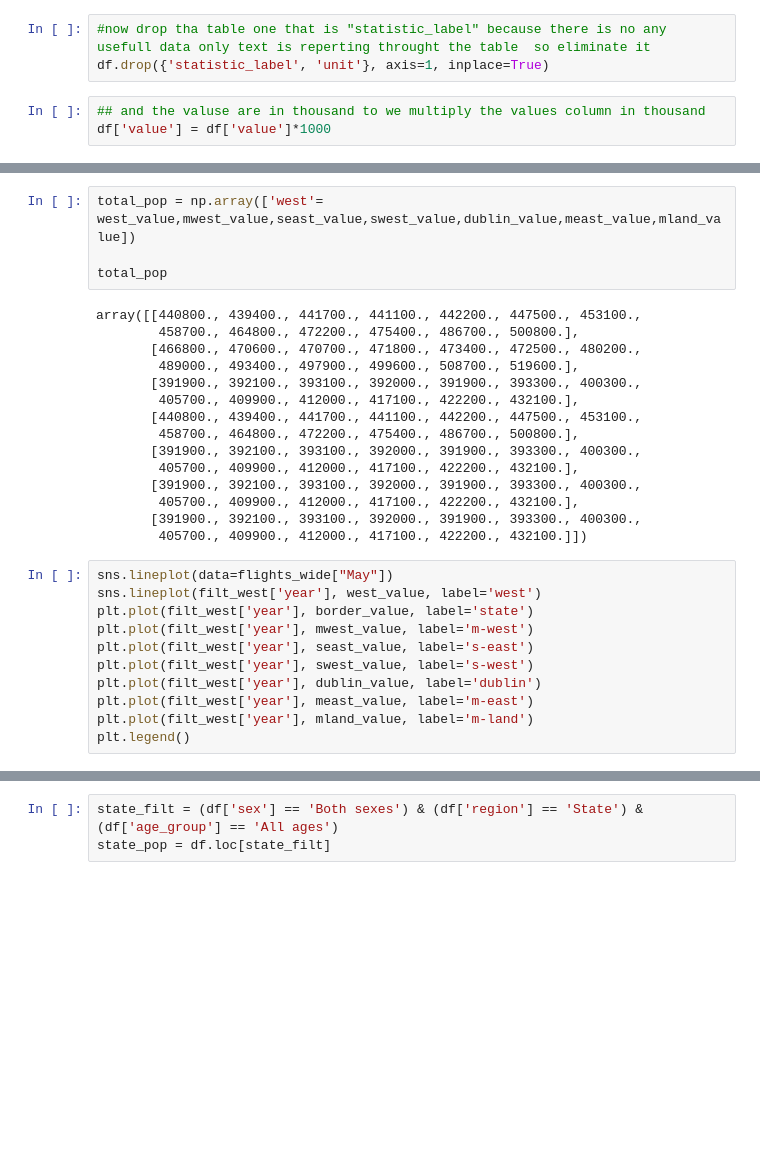
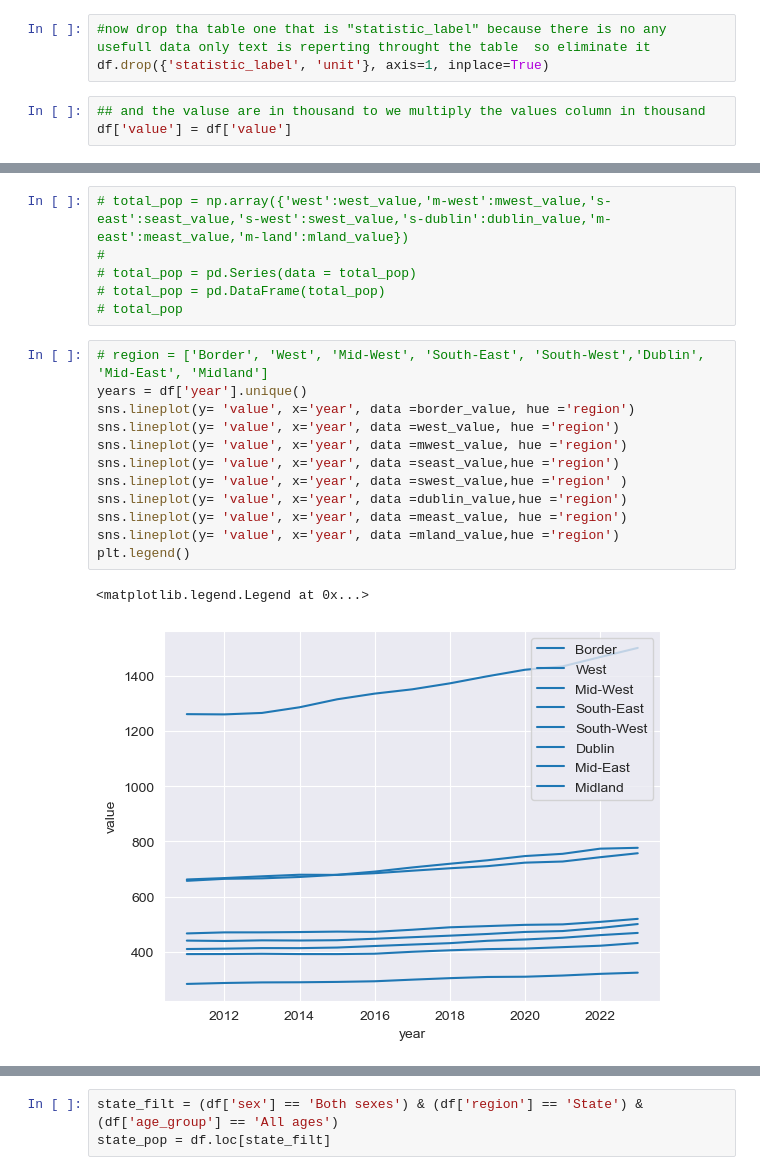
Before and after one commit to shyamghan17/Assignments, a Jupyter notebook: Population_dataset.ipynb, the cells around one changed output, grey strips where cells are left out. Saved outputs shown, nothing was run; the diff lists cells and outputs as text; blank space fills up the shorter version.

```diff
--- a/Population_dataset.ipynb
+++ b/Population_dataset.ipynb
@@ -76,5 +67,5 @@ df.head()
 df.drop({'statistic_label', 'unit'}, axis=1, inplace=True)
 # %%
 ## and the valuse are in thousand to we multiply the values column in thousand
-df['value'] = df['value']*1000
+df['value'] = df['value']
 # %%
@@ -135,30 +113,21 @@ Name: value, dtype: float64
 # %%
-total_pop = np.array(['west'= west_value,mwest_value,seast_value,swest_value,dublin_value,meast_value,mland_value])
-
-total_pop
+# total_pop = np.array({'west':west_value,'m-west':mwest_value,'s-east':seast_value,'s-west':swest_value,'s-dublin':dublin_value,'m-east':meast_value,'m-land':mland_value})
+#
+# total_pop = pd.Series(data = total_pop)
+# total_pop = pd.DataFrame(total_pop)
+# total_pop
-# %% [output]
-array([[440800., 439400., 441700., 441100., 442200., 447500., 453100.,
-        458700., 464800., 472200., 475400., 486700., 500800.],
-       [466800., 470600., 470700., 471800., 473400., 472500., 480200.,
-        489000., 493400., 497900., 499600., 508700., 519600.],
-       [391900., 392100., 393100., 392000., 391900., 393300., 400300.,
-        405700., 409900., 412000., 417100., 422200., 432100.],
-       [440800., 439400., 441700., 441100., 442200., 447500., 453100.,
-        458700., 464800., 472200., 475400., 486700., 500800.],
-       [391900., 392100., 393100., 392000., 391900., 393300., 400300.,
-        405700., 409900., 412000., 417100., 422200., 432100.],
-       [391900., 392100., 393100., 392000., 391900., 393300., 400300.,
-        405700., 409900., 412000., 417100., 422200., 432100.],
-       [391900., 392100., 393100., 392000., 391900., 393300., 400300.,
-        405700., 409900., 412000., 417100., 422200., 432100.]])
-# %%
-sns.lineplot(data=flights_wide["May"])
-sns.lineplot(filt_west['year'], west_value, label='west')
-plt.plot(filt_west['year'], border_value, label='state')
-plt.plot(filt_west['year'], mwest_value, label='m-west')
-plt.plot(filt_west['year'], seast_value, label='s-east')
-plt.plot(filt_west['year'], swest_value, label='s-west')
-plt.plot(filt_west['year'], dublin_value, label='dublin')
-plt.plot(filt_west['year'], meast_value, label='m-east')
-plt.plot(filt_west['year'], mland_value, label='m-land')
-plt.legend()
+# %%
+# region = ['Border', 'West', 'Mid-West', 'South-East', 'South-West','Dublin', 'Mid-East', 'Midland']
+years = df['year'].unique()
+sns.lineplot(y= 'value', x='year', data =border_value, hue ='region')
+sns.lineplot(y= 'value', x='year', data =west_value, hue ='region')
+sns.lineplot(y= 'value', x='year', data =mwest_value, hue ='region')
+sns.lineplot(y= 'value', x='year', data =seast_value,hue ='region')
+sns.lineplot(y= 'value', x='year', data =swest_value,hue ='region' )
+sns.lineplot(y= 'value', x='year', data =dublin_value,hue ='region')
+sns.lineplot(y= 'value', x='year', data =meast_value, hue ='region')
+sns.lineplot(y= 'value', x='year', data =mland_value,hue ='region')
+plt.legend()
+# %% [output]
+<matplotlib.legend.Legend at 0x...>
+[figure, added]
```
Also changed, not shown: parts of 12 cells of this notebook.
